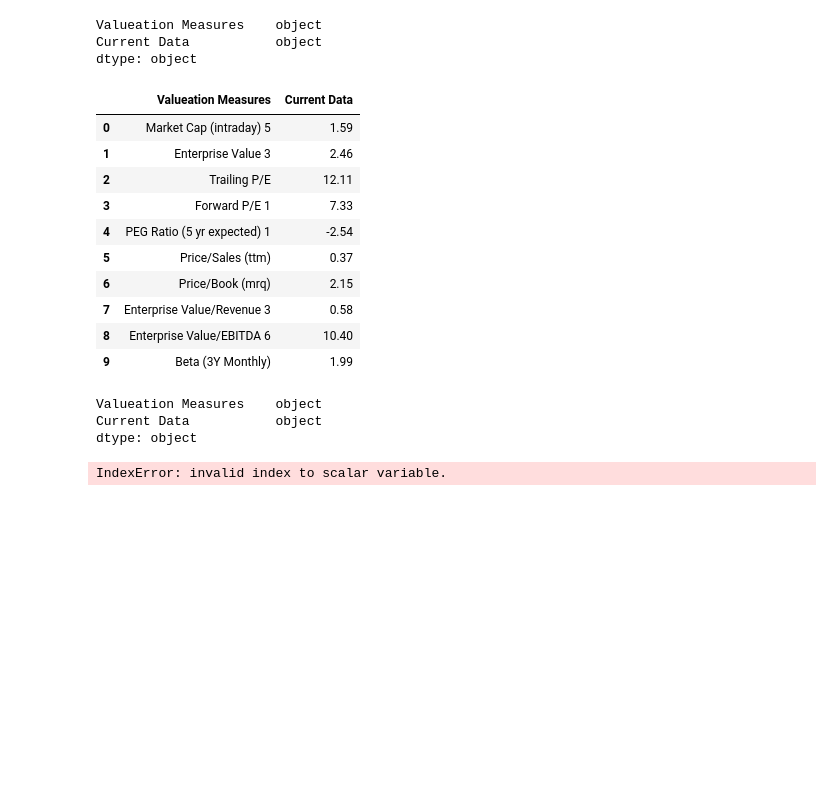
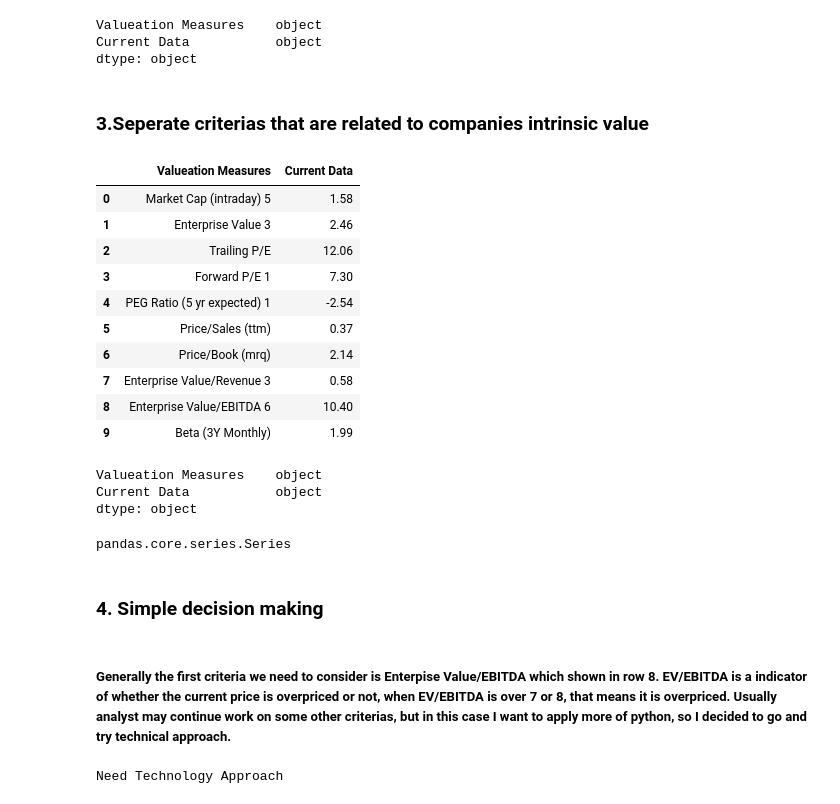
Before and after one commit to HengLi1029/Final_Project, a Jupyter notebook: Stock Valuation TSE.ipynb, the cells around one changed output. Saved outputs shown, nothing was run; the diff lists cells and outputs as text; code cells hidden in the pictures; blank space fills up the shorter version.

Commit message:
Fixed some errors in part 1, added MA and EMA plots
Stock Valueation on TSE, used both fundamental and technical approaches

```diff
--- a/Stock Valuation TSE.ipynb
+++ b/Stock Valuation TSE.ipynb
@@ -164,19 +166,21 @@ E_Value.dtypes
 Valueation Measures    object
 Current Data           object
 dtype: object
+# %% [markdown]
+### 3.Seperate criterias that are related to companies intrinsic value
 # %%
-E_Value.iloc[0,E_Value.columns.get_loc('Current Data')] = 1.59
+E_Value.iloc[0,E_Value.columns.get_loc('Current Data')] = 1.58
 E_Value.iloc[1,E_Value.columns.get_loc('Current Data')] = 2.46
 E_Value
 # %% [output]
 |  | Valueation Measures | Current Data |
-| 0 | Market Cap (intraday) 5 | 1.59 |
+| 0 | Market Cap (intraday) 5 | 1.58 |
 | 1 | Enterprise Value 3 | 2.46 |
-| 2 | Trailing P/E | 12.11 |
-| 3 | Forward P/E 1 | 7.33 |
+| 2 | Trailing P/E | 12.06 |
+| 3 | Forward P/E 1 | 7.30 |
 | 4 | PEG Ratio (5 yr expected) 1 | -2.54 |
 | 5 | Price/Sales (ttm) | 0.37 |
-| 6 | Price/Book (mrq) | 2.15 |
+| 6 | Price/Book (mrq) | 2.14 |
 | 7 | Enterprise Value/Revenue 3 | 0.58 |
 | 8 | Enterprise Value/EBITDA 6 | 10.40 |
 | 9 | Beta (3Y Monthly) | 1.99 |
@@ -188,10 +192,17 @@ Current Data           object
 dtype: object
 # %%
 E_Value2=E_Value['Current Data'].astype(float)
+type(E_Value2)
+# %% [output]
+pandas.core.series.Series
+# %% [markdown]
+### 4. Simple decision making
+# %% [markdown]
+##### Generally the first criteria we need to consider is Enterpise Value/EBITDA which shown in row 8. EV/EBITDA is a indicator of whether the current price is overpriced or not, when EV/EBITDA is over 7 or 8, that means it is overpriced. Usually analyst may continue work on some other criterias, but in this case I want to apply more of python, so I decided to go and try technical approach.
 # %%
-if E_Value2.loc[8]['Current Data']<=7:
+if E_Value2.loc[8]<=7:
     print('Pass')
 else:
         print('Need Technology Approach')
 # %% [output]
-IndexError: invalid index to scalar variable.
+Need Technology Approach
```
Also changed, not shown: parts of 29 cells of this notebook.
